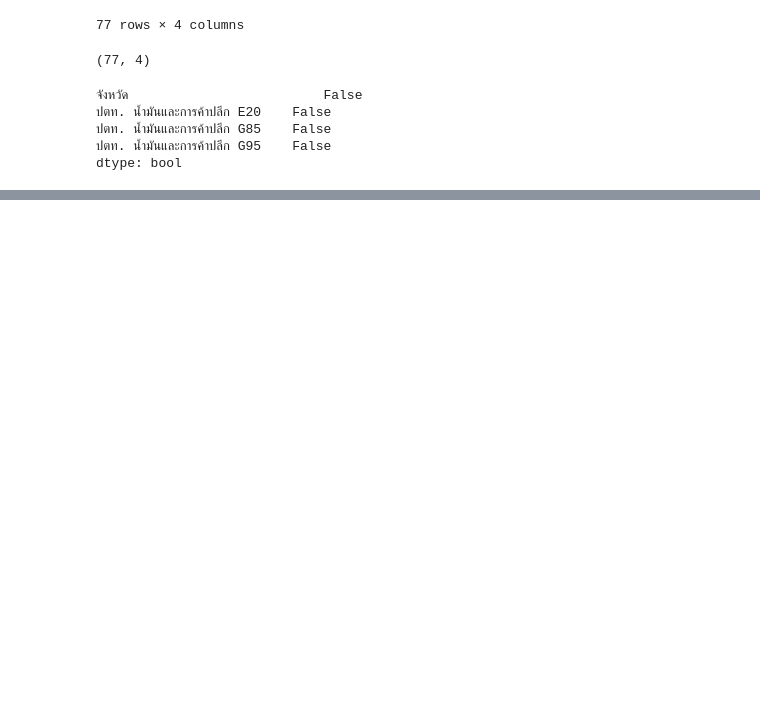
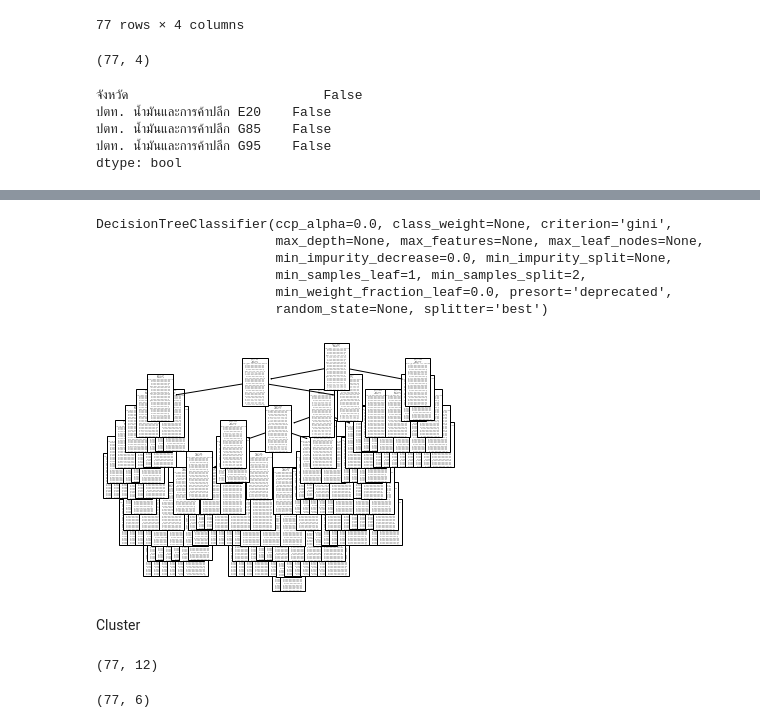
Before and after one commit to chalarm1405/DWDM21_, a Jupyter notebook: Project for Group.ipynb, the cells around one changed output, grey strips where cells are left out. Saved outputs shown, nothing was run; the diff lists cells and outputs as text; code cells hidden in the pictures; blank space fills up the shorter version.

```diff
--- a/Project for Group.ipynb
+++ b/Project for Group.ipynb
@@ -271,3 +273,6 @@ data.isnull().any() #ตรวจสอบว่าตารางมีค่
 ปตท. น้ำมันและการค้าปลีก G85    False
 ปตท. น้ำมันและการค้าปลีก G95    False
 dtype: bool
+# %%
+X = table_3[['ปตท. E20','เชลล์ E20','เอสโซ่ E20','เชฟรอน(ไทย) E20','บางจาก E20','ซัสโก้ E20','พีทีจี E20','ไทยออยล์ E20','ซัสโก้ ดีลเลอร์ส E20','สยามเฆมี E20','ปตท. ค้าปลีก E20','ปตท. น้ำมันและการค้าปลีก E20']]
+Y = table_3[['ปตท. G85','บางจาก G85','ซัสโก้ G85','สยามเฆมี G85','ปตท. ค้าปลีก G85','ปตท. น้ำมันและการค้าปลีก G85']]
@@ -273,0 +313,11 @@ dtype: bool
+# %%
+mytree = DecisionTreeClassifier() # กำหนดชั้นของ decision tree
+# %%
+mytree.fit(X,Y) # สร้าง model ขึ้นมา
+# %% [output]
+DecisionTreeClassifier(ccp_alpha=0.0, class_weight=None, criterion='gini',
+                       max_depth=None, max_features=None, max_leaf_nodes=None,
+                       min_impurity_decrease=0.0, min_impurity_split=None,
+                       min_samples_leaf=1, min_samples_split=2,
+                       min_weight_fraction_leaf=0.0, presort='deprecated',
+                       random_state=None, splitter='best')
@@ -273,0 +326,15 @@ dtype: bool
+# %%
+plot_tree(mytree);
+# %% [output]
+[figure, added]
+# %% [markdown]
+
+Cluster
+# %%
+X.shape
+# %% [output]
+(77, 12)
+# %%
+Y.shape
+# %% [output]
+(77, 6)
```
Also changed, not shown: parts of 24 cells of this notebook.
